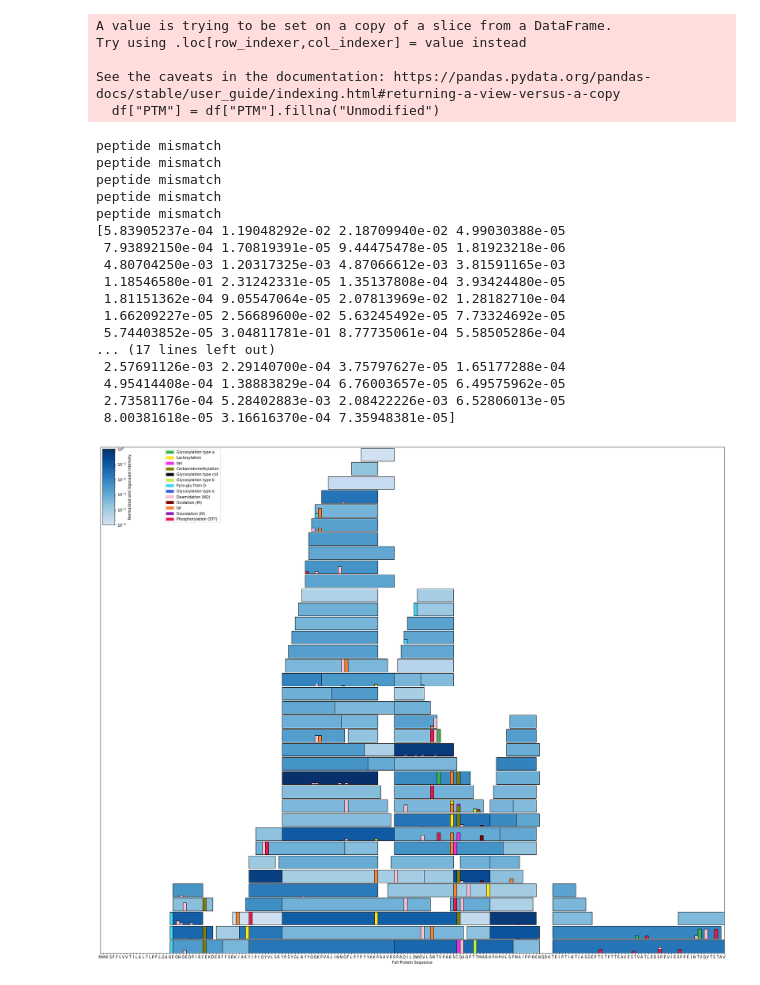
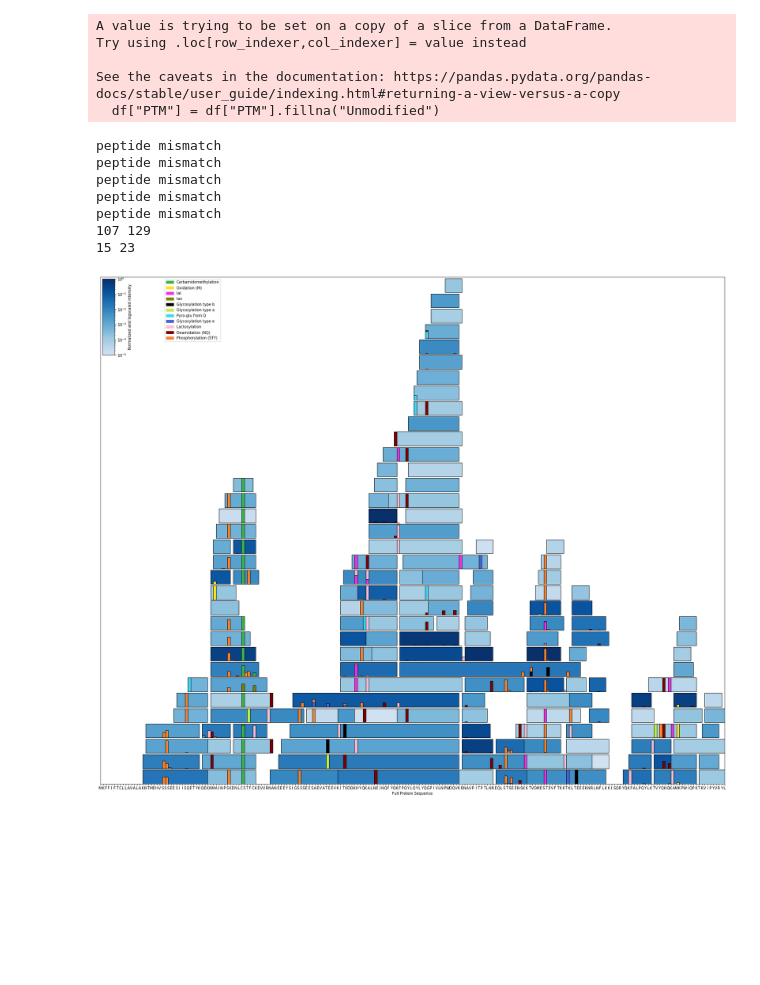
Before and after one commit to Munklinde96/Data_Visualization, a Jupyter notebook: viz7.ipynb, the cells around one changed output. Drawn from its saved outputs; the diff is of its cells as text; code cells hidden in the pictures; blank space fills up the shorter version.

Commit message:
fixed start end

```diff
--- a/viz7.ipynb
+++ b/viz7.ipynb
@@ -1,42 +1,34 @@
 # %%
 from refactored_utils import get_and_prepare_data
 from segment_plot import create_and_plot_segment_plot
 from sample_heatmap import create_and_plot_sample_heatmap
 from overlap_plots import create_and_plot_overlap_plot, create_and_plot_overlap_heat_map_and_gradient_heatmap
 
 # df = get_and_prepare_data(data_path='protein-peptides.csv')
 df = get_and_prepare_data(data_path='UHT milk P036.csv')
 
 # create_and_plot_segment_plot(df, spacing = 0.2, color_scale ='Blues', is_log_scaled=True, start_end_indices=(16, 40), is_stacked=False)
 # create_and_plot_segment_plot(df, _protein='P80457|XDH_BOVIN', spacing = 0.2, color_scale ='Blues', is_log_scaled=True)
-create_and_plot_segment_plot(df, spacing = 0.2, _protein = "P02668", color_scale ='Blues', is_log_scaled=True, selected_sample_indices=[1])
+# create_and_plot_segment_plot(df, _protein = "P02663", color_scale ='Blues', is_log_scaled=True, start_end_indices=(41, 50), is_stacked=False)
+create_and_plot_segment_plot(df, _protein = "P02663", color_scale ='Blues', is_log_scaled=True)
+
 
 # create_and_plot_sample_heatmap(df, _protein='P02666')
 # create_and_plot_sample_heatmap(df)
 # %% [output]
 A value is trying to be set on a copy of a slice from a DataFrame.
 Try using .loc[row_indexer,col_indexer] = value instead
 
 See the caveats in the documentation: https://pandas.pydata.org/pandas-docs/stable/user_guide/indexing.html#returning-a-view-versus-a-copy
   df["PTM"] = df["PTM"].fillna("Unmodified")
 peptide mismatch
 peptide mismatch
 peptide mismatch
 peptide mismatch
 peptide mismatch
-[5.83905237e-04 1.19048292e-02 2.18709940e-02 4.99030388e-05
- 7.93892150e-04 1.70819391e-05 9.44475478e-05 1.81923218e-06
- 4.80704250e-03 1.20317325e-03 4.87066612e-03 3.81591165e-03
- 1.18546580e-01 2.31242331e-05 1.35137808e-04 3.93424480e-05
- 1.81151362e-04 9.05547064e-05 2.07813969e-02 1.28182710e-04
- 1.66209227e-05 2.56689600e-02 5.63245492e-05 7.73324692e-05
- 5.74403852e-05 3.04811781e-01 8.77735061e-04 5.58505286e-04
-... (17 lines left out)
- 2.57691126e-03 2.29140700e-04 3.75797627e-05 1.65177288e-04
- 4.95414408e-04 1.38883829e-04 6.76003657e-05 6.49575962e-05
- 2.73581176e-04 5.28402883e-03 2.08422226e-03 6.52806013e-05
- 8.00381618e-05 3.16616370e-04 7.35948381e-05]
+107 129
+15 23
-[figure, old version]
+[figure, new version]
 # %%
 create_and_plot_overlap_plot(df)
 # %% [output]
```
Also changed, not shown: parts of 4 cells of this notebook, 4 other files.
